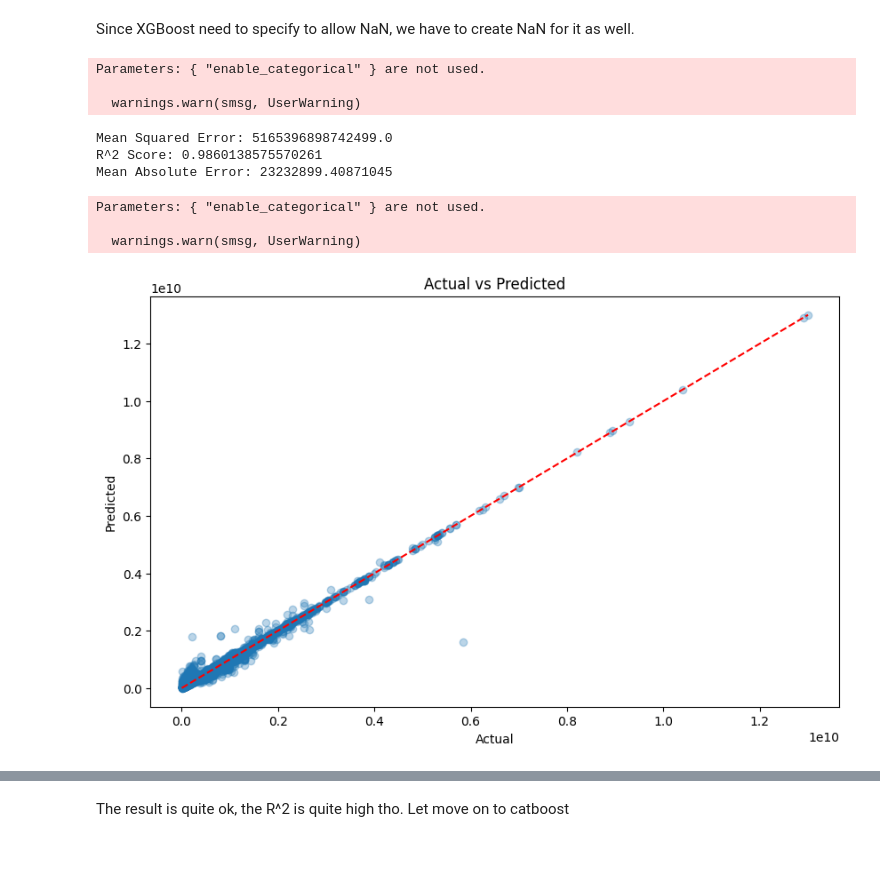
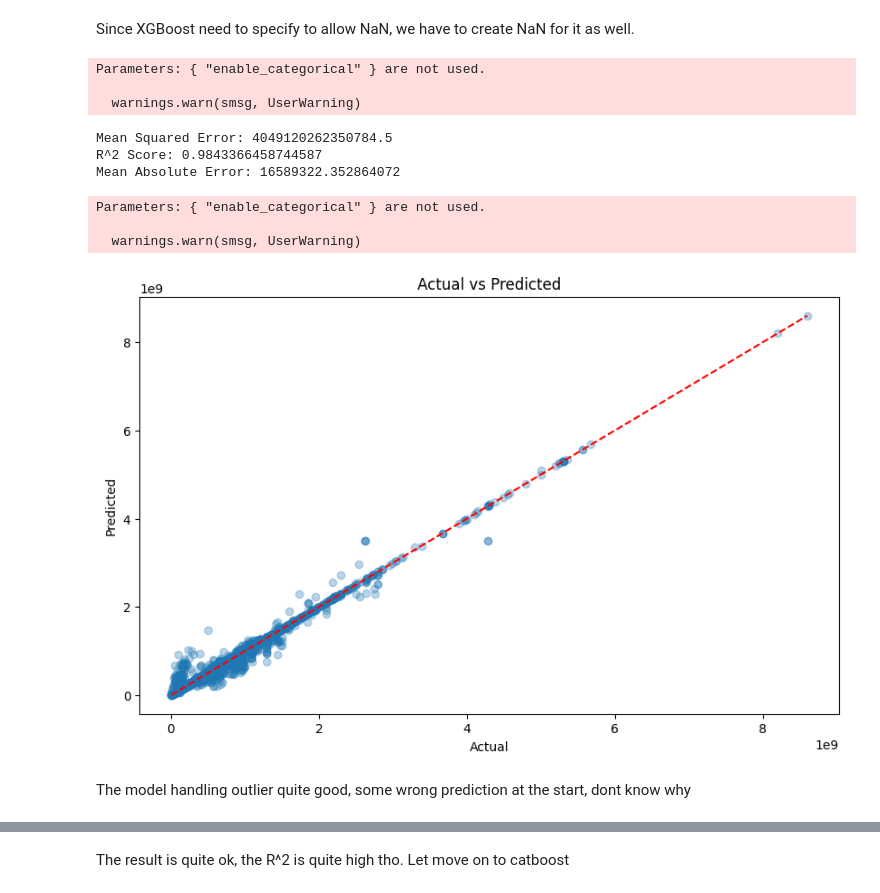
Before and after one commit to ngnquanq/car-price-prediction, a Jupyter notebook: demo.ipynb, the cells around one changed output, grey strips where cells are left out. Cells and saved outputs as stored; diff of their text form; code cells hidden in the pictures; blank space fills up the shorter version.

```diff
--- a/demo.ipynb
+++ b/demo.ipynb
@@ -562,0 +733,3 @@ This data is missing a lot. I am thinking about interpolate them, but it is only
+# %%
+data = data[data['brand'].isin(brand_counts_below_cutoff['brand'])]
+data
@@ -562,0 +752,3 @@ This data is missing a lot. I am thinking about interpolate them, but it is only
+# %%
+data=data.drop(columns=['id_list_id_list_time'])
+data
@@ -562,0 +771,21 @@ This data is missing a lot. I am thinking about interpolate them, but it is only
+# %%
+from sklearn.preprocessing import LabelEncoder
+import joblib
+
+columns_to_encode = ['brand', 'model', 'origin', 'type', 'gearbox', 'color', 'fuel', 'condition']
+
+# Dictionay to store the encoder
+encoders = {}
+
+# Perform label encoding and store the encoders
+for col in columns_to_encode:
+    # Define the label encoders
+    le = LabelEncoder()
+    # Fit to the data
+    le.fit(data[col])
+    data[col]=le.transform(list(data[col].values))
+    # Save the le to a dict
+    encoders[col]=le
+
+# Save the encoders
+joblib.dump(encoders, f'{MODEL_PATH}/label_encoders.joblib')
@@ -568,7 +831,7 @@ I will try with catboost, lgbm, xgboost and other regression models as well.
 ## Train and split test
 # %%
 # Define the features and target variable
-X = data.drop(columns=['price', 'id_list_id_list_time'])
+X = data.drop(columns=['price'])
 y = data['price']
 
 # Split the data into training and test sets
@@ -639,40 +902,42 @@ xgb_params = {
     'enable_categorical': True
 }
 # %%
-xgb_model=xgb.train(xgb_params, dtrain, num_boost_round=100, evals=[(dval, 'eval')], early_stopping_rounds=10, verbose_eval=0)
+xgb_model=xgb.train(xgb_params, dtrain, num_boost_round=1000, evals=[(dval, 'eval')], early_stopping_rounds=10, verbose_eval=0)
 # Predict on the test set
 y_pred = xgb_model.predict(dtest)
 
 # Evaluate the model
 mse = mean_squared_error(y_test, y_pred)
 r2 = r2_score(y_test, y_pred)
 mae = mean_absolute_error(y_test, y_pred)
 print(f"Mean Squared Error: {mse}")
 print(f"R^2 Score: {r2}")
 print(f"Mean Absolute Error: {mae}")
 
 # Cross-Validation
 cv_results = xgb.cv(xgb_params, dtrain, num_boost_round=100, nfold=5, metrics="rmse", as_pandas=True, seed=42)
 cv_results
 # Plot the results
 plt.figure(figsize=(10, 6))
 plt.scatter(y_test, y_pred, alpha=0.3)
 plt.plot([y_test.min(), y_test.max()], [y_test.min(), y_test.max()], 'r--')
 plt.xlabel('Actual')
 plt.ylabel('Predicted')
 plt.title('Actual vs Predicted')
 plt.show()
 # %% [output]
 Parameters: { "enable_categorical" } are not used.
 
   warnings.warn(smsg, UserWarning)
-Mean Squared Error: 5165396898742499.0
-R^2 Score: 0.9860138575570261
-Mean Absolute Error: 23232899.40871045
+Mean Squared Error: 4049120262350784.5
+R^2 Score: 0.9843366458744587
+Mean Absolute Error: 16589322.352864072
 Parameters: { "enable_categorical" } are not used.
 
   warnings.warn(smsg, UserWarning)
-[figure, old version]
+[figure, new version]
+# %% [markdown]
+The model handling outlier quite good, some wrong prediction at the start, dont know why
 # %%
 cv_results
 # %% [output]
```
Also changed, not shown: parts of 56 cells of this notebook, 13 other files.
